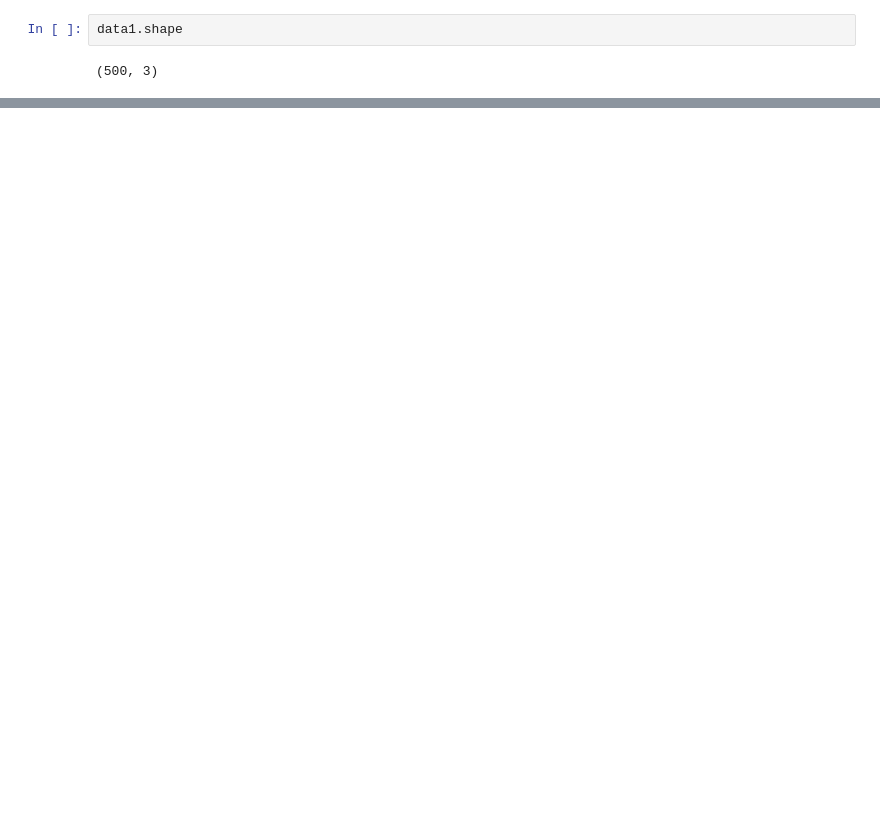
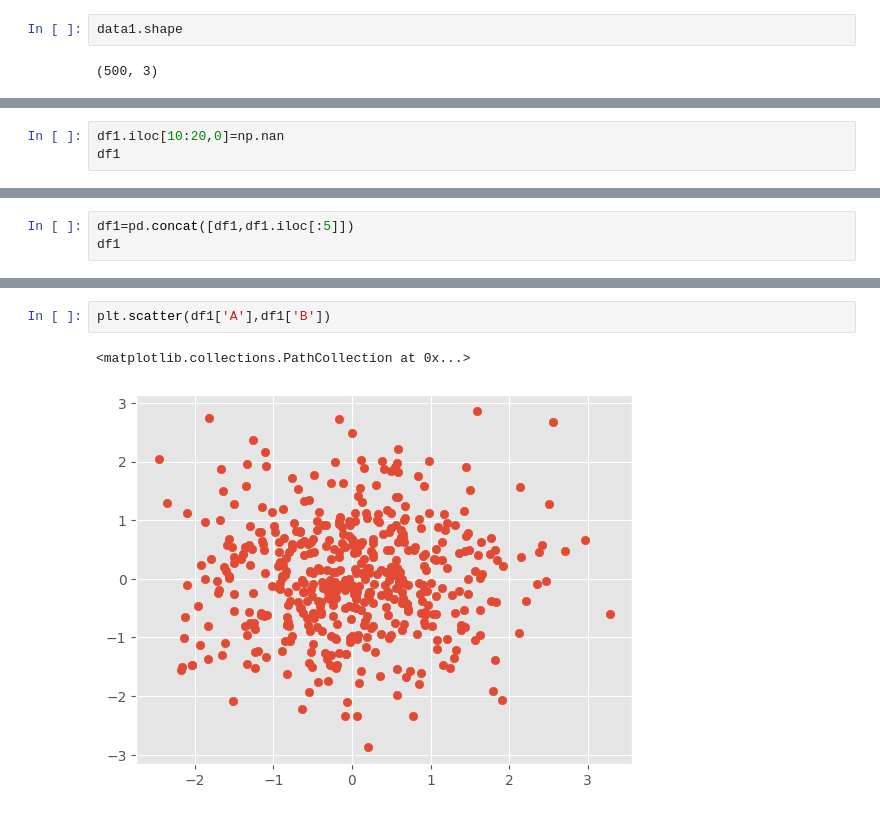
Before and after one commit to mdsamim1992hatia-cell/BMI-CAL, a Jupyter notebook: Untitled167.ipynb, the cells around one changed output, grey strips where cells are left out. Saved outputs shown, nothing was run; the diff lists cells and outputs as text; blank space fills up the shorter version.

```diff
--- a/Untitled167.ipynb
+++ b/Untitled167.ipynb
@@ -107,0 +146,3 @@ df1['A'].plot(kind='hist',bins=30,edgecolor='black',figsize=(12,8))
+# %%
+df1.iloc[10:20,0]=np.nan
+df1
@@ -107,0 +163,3 @@ df1['A'].plot(kind='hist',bins=30,edgecolor='black',figsize=(12,8))
+# %%
+df1=pd.concat([df1,df1.iloc[:5]])
+df1
@@ -107,0 +180,5 @@ df1['A'].plot(kind='hist',bins=30,edgecolor='black',figsize=(12,8))
+# %%
+plt.scatter(df1['A'],df1['B'])
+# %% [output]
+<matplotlib.collections.PathCollection at 0x...>
+[figure, added]
```
Also changed, not shown: parts of 33 cells of this notebook.
